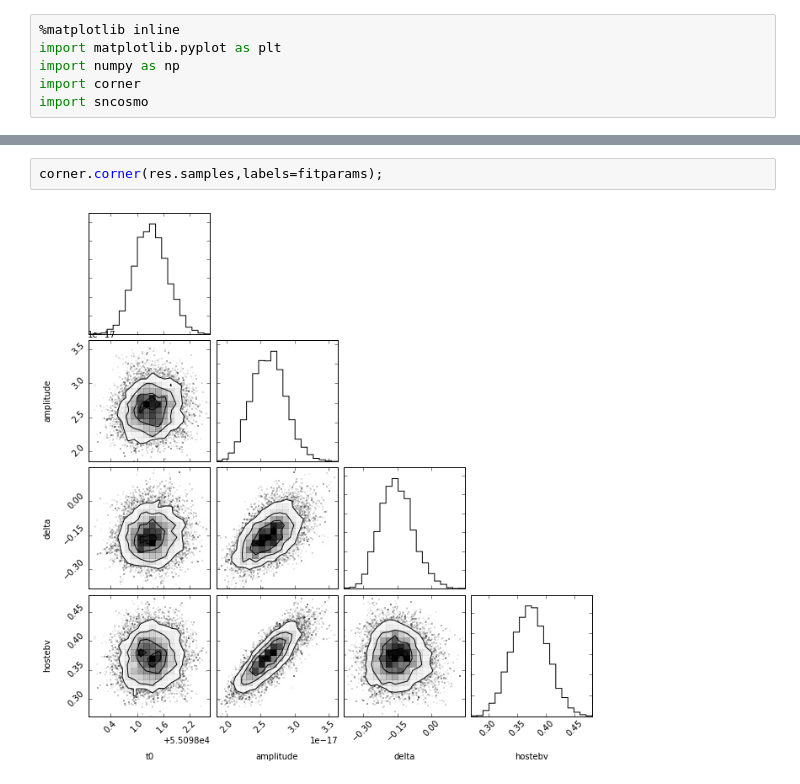
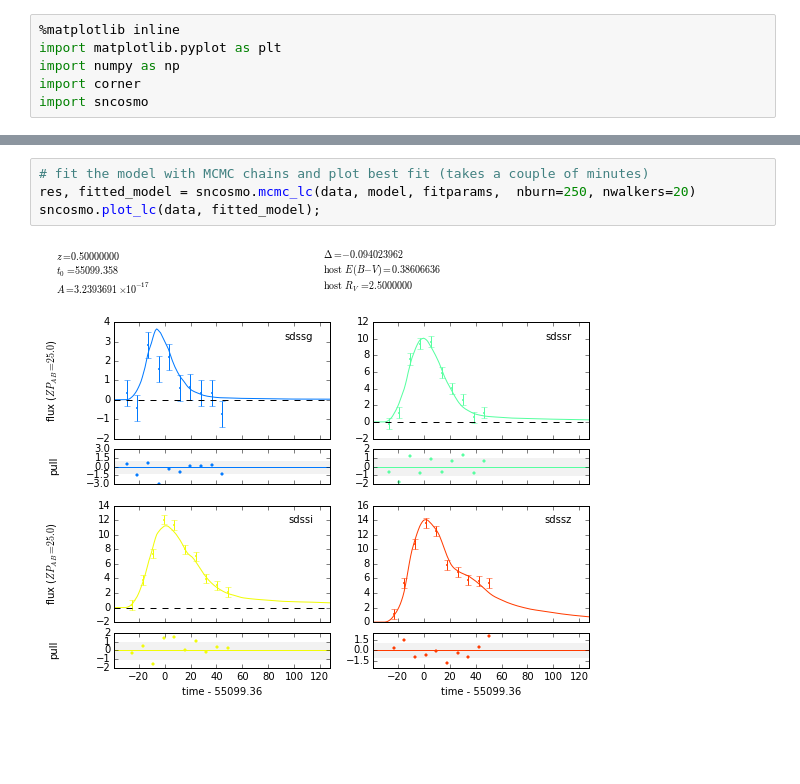
Before and after one commit to saurabhwjha/sncosmo-mlcs2k2-demo, a Jupyter notebook: sncosmo MLCS2k2 demo.ipynb, the cells around one changed output, grey strips where cells are left out. Drawn from its saved outputs; the diff is of its cells as text; blank space fills up the shorter version.

```diff
--- a/sncosmo MLCS2k2 demo.ipynb
+++ b/sncosmo MLCS2k2 demo.ipynb
@@ -68,4 +73,6 @@ sncosmo.plot_lc(data, fitted_model);
-# %%
-corner.corner(res.samples,labels=fitparams);
-# %% [output]
-[figure, removed]
+# %%
+# fit the model with MCMC chains and plot best fit (takes a couple of minutes)
+res, fitted_model = sncosmo.mcmc_lc(data, model, fitparams,  nburn=250, nwalkers=20)
+sncosmo.plot_lc(data, fitted_model);
+# %% [output]
+[figure, added]
```
Also changed, not shown: parts of 14 cells of this notebook.
